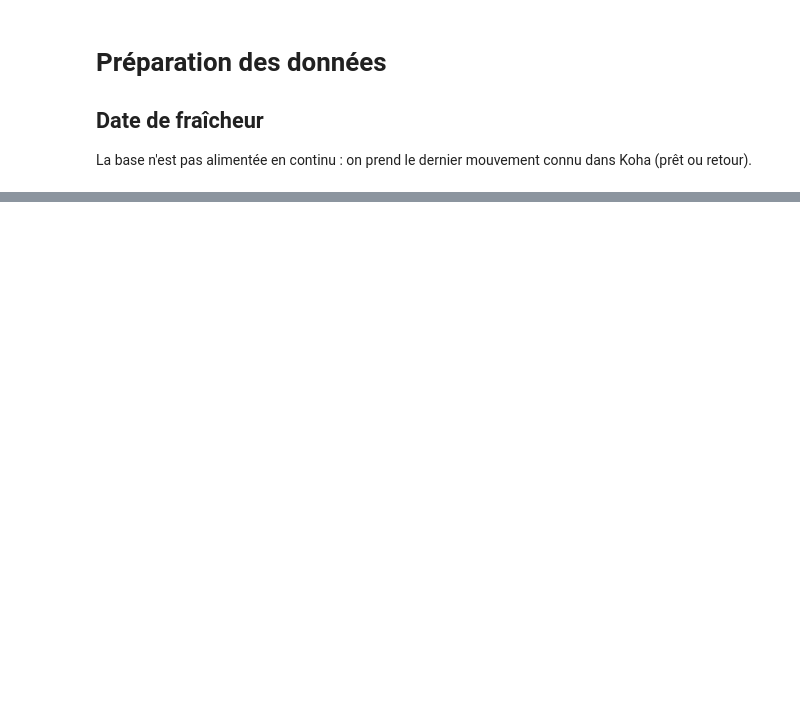
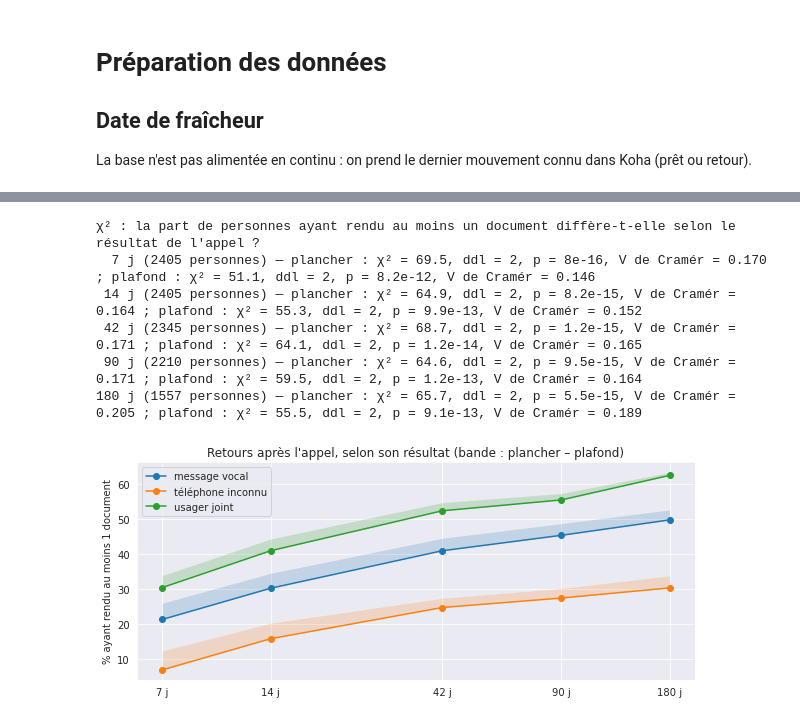
Before and after one commit to medrbx/kibini2, a Jupyter notebook: kibini/adm_contentieux_statistiques.ipynb, the cells around one changed output, grey strips where cells are left out. Saved outputs shown, nothing was run; the diff lists cells and outputs as text; code cells hidden in the pictures; blank space fills up the shorter version.

```diff
--- a/kibini/adm_contentieux_statistiques.ipynb
+++ b/kibini/adm_contentieux_statistiques.ipynb
@@ -469,0 +427,15 @@ Prêts en contentieux toujours non rendus, selon le statut actuel de l'exemplair
+# %%
+rappels = pd.read_sql("""
+SELECT YEAR(time_queued) AS annee, MONTH(time_queued) AS mois, COUNT(*) AS rappels
+FROM koha_prod.message_queue
+WHERE letter_code IN ('PREDUE', 'PREDUEDGST') AND time_queued >= '2025-01-01'
+GROUP BY annee, mois
+""", db_conn)
+rappels.index = [pd.Period(f"{a}-{m:02d}", 'M') for a, m in zip(rappels['annee'], rappels['mois'])]
+
+r = prets[(prets['echeance'] >= '2025-01-01') & (prets['echeance'] + pd.Timedelta(days=14) <= fraicheur)].copy()
+emp_mois = pd.DataFrame({f'> {s} j %': par_emprunteur(r, s, periode='mois_echeance') for s in [0, 7, 14]})
+mensuel = 100 * emp_mois.groupby(level=0).mean()
+mensuel.insert(0, 'emprunteurs', emp_mois.groupby(level=0).size())
+mensuel['rappels avant échéance'] = rappels['rappels']
+mensuel.fillna(0).round(1).T
@@ -469,0 +791,28 @@ Prêts en contentieux toujours non rendus, selon le statut actuel de l'exemplair
+# %%
+print("χ² : la part de personnes ayant rendu au moins un document diffère-t-elle selon le résultat de l'appel ?")
+for j in DELAIS_APPEL:
+    obs = pers[pers['date_appel'] + pd.Timedelta(days=j) <= fraicheur]
+    res = [f"{nom} : {test_chi2(pd.crosstab(obs['resultat_appel'], obs[f'un_{b}_{j}']))}" for b, nom in [('bas', 'plancher'), ('haut', 'plafond')]]
+    print(f"{j:>3} j ({len(obs)} personnes) — " + " ; ".join(res))
+
+fig, ax = plt.subplots(figsize=(10, 4))
+t = effet_appel[(effet_appel['indicateur'] == 'au moins 1 doc rendu') & (effet_appel['résultat appel'] != 'Total')]
+for groupe, g in t.groupby('résultat appel'):
+    x = [int(v.split()[0]) for v in g['délai']]
+    ax.plot(x, g['plancher %'], marker='o', label=groupe)
+    ax.fill_between(x, g['plancher %'], g['plafond %'], alpha=0.2)
+ax.set_xscale('log')
+ax.set_xticks(DELAIS_APPEL)
+ax.set_xticklabels(ordre_delais)
+ax.set_ylabel('% ayant rendu au moins 1 document')
+ax.set_title("Retours après l'appel, selon son résultat (bande : plancher – plafond)")
+ax.legend()
+plt.show()
+# %% [output]
+χ² : la part de personnes ayant rendu au moins un document diffère-t-elle selon le résultat de l'appel ?
+  7 j (2405 personnes) — plancher : χ² = 69.5, ddl = 2, p = 8e-16, V de Cramér = 0.170 ; plafond : χ² = 51.1, ddl = 2, p = 8.2e-12, V de Cramér = 0.146
+ 14 j (2405 personnes) — plancher : χ² = 64.9, ddl = 2, p = 8.2e-15, V de Cramér = 0.164 ; plafond : χ² = 55.3, ddl = 2, p = 9.9e-13, V de Cramér = 0.152
+ 42 j (2345 personnes) — plancher : χ² = 68.7, ddl = 2, p = 1.2e-15, V de Cramér = 0.171 ; plafond : χ² = 64.1, ddl = 2, p = 1.2e-14, V de Cramér = 0.165
+ 90 j (2210 personnes) — plancher : χ² = 64.6, ddl = 2, p = 9.5e-15, V de Cramér = 0.171 ; plafond : χ² = 59.5, ddl = 2, p = 1.2e-13, V de Cramér = 0.164
+180 j (1557 personnes) — plancher : χ² = 65.7, ddl = 2, p = 5.5e-15, V de Cramér = 0.205 ; plafond : χ² = 55.5, ddl = 2, p = 9.1e-13, V de Cramér = 0.189
+[figure, added]
```
Also changed, not shown: parts of 99 cells of this notebook, 5 other files.
